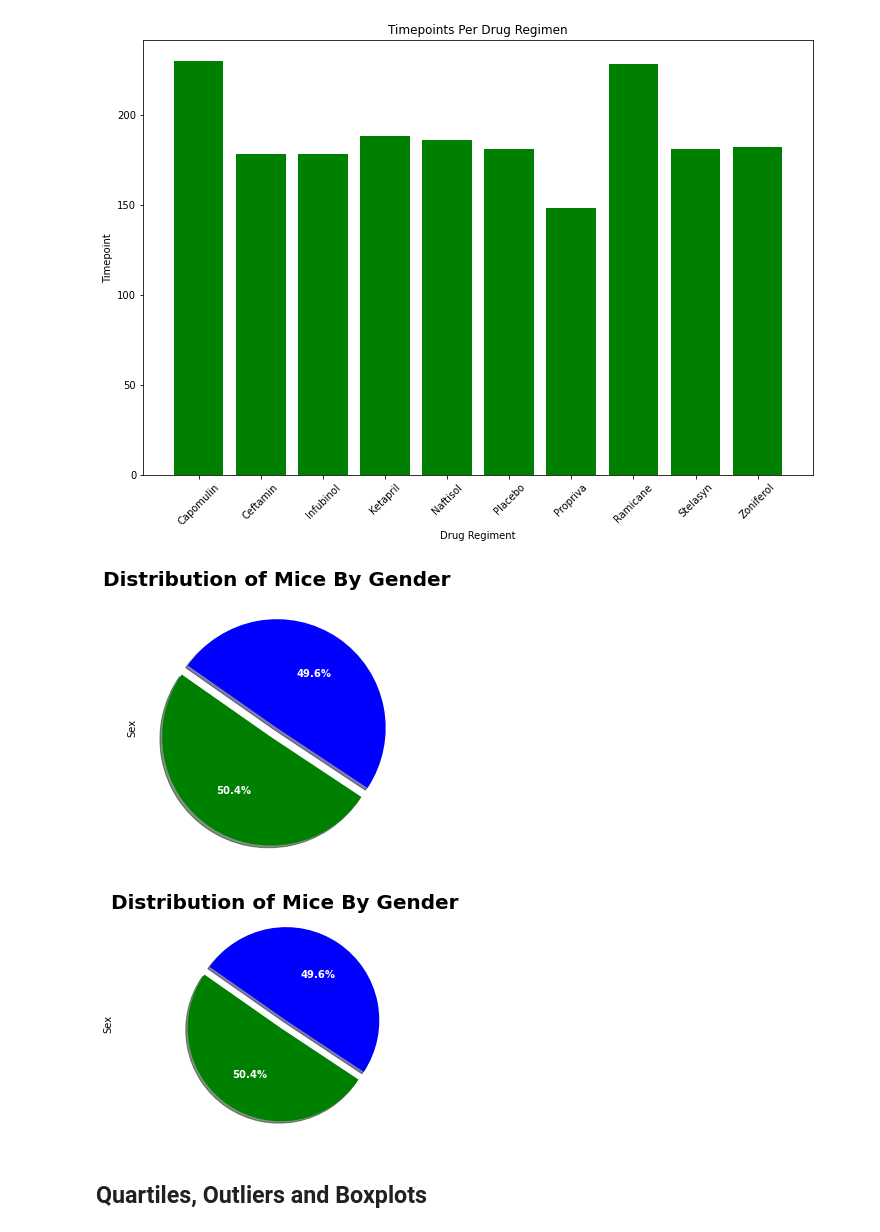
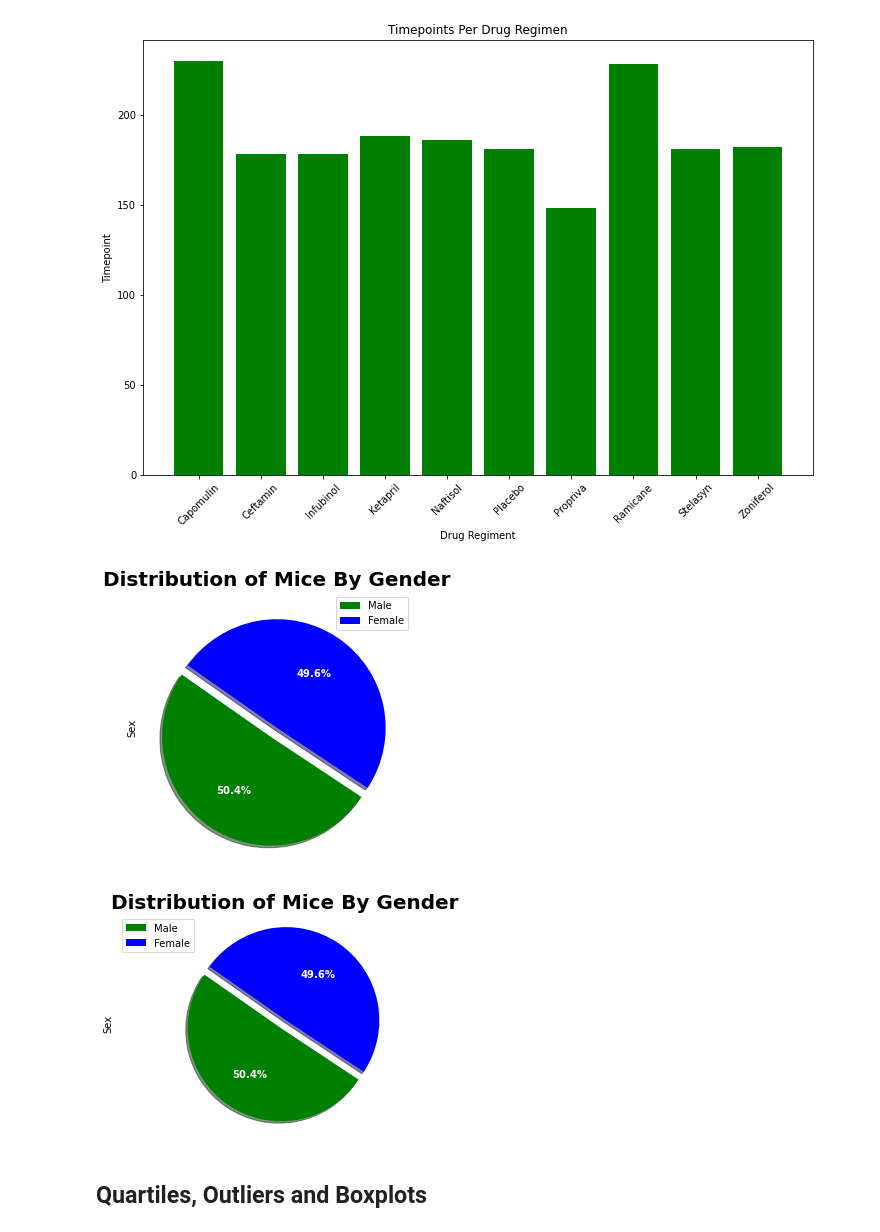
Before and after one commit to tlenzmeier58/matplotlib_challenge, a Jupyter notebook: pymaceuticals_starter.ipynb, the cells around one changed output. Saved outputs shown, nothing was run; the diff lists cells and outputs as text; code cells hidden in the pictures.

```diff
--- a/pymaceuticals_starter.ipynb
+++ b/pymaceuticals_starter.ipynb
@@ -202,6 +202,7 @@ plt.show()
 # Generate a pie plot showing the distribution of female versus male mice using Pandas
 clean_mouse_metadata = mouse_metadata.loc[~mouse_metadata['Mouse ID'].isin(dup_mice)]
 gender_distribution = clean_mouse_metadata['Sex'].value_counts()
+labels = clean_mouse_metadata['Sex'].unique()
 colors = ['green', 'blue']
 explode = (0.1, 0)
 
@@ -210,26 +211,29 @@ gender_distribution.plot(
     explode = explode, startangle=145, textprops={'color':"white", 'weight':'bold'}
     )
 plt.title("Distribution of Mice By Gender", fontsize = 20, weight = 'bold')
+plt.legend(labels, loc="best")
 plt.savefig("../matplotlib_challenge/images/pie_panda.png")
 plt.show()
 # %% [output]
-[figure, old version]
+[figure, new version]
 # %%
 # Generate a pie plot showing the distribution of female versus male mice using pyplot
 
 labels = clean_mouse_metadata["Sex"].unique()
 colors = ['green', 'blue']
 explode = (0.1, 0)
 plt.pie(
     gender_distribution, labels=labels, colors = colors, explode = explode,
     shadow = True, autopct="%1.1f%%", textprops={'color':'white', 'weight':'bold'}, startangle=145
     )
 plt.axis("equal")
 plt.title("Distribution of Mice By Gender", fontsize = 20, weight = 'bold')
 plt.ylabel("Sex")
+plt.legend(labels, loc="best")
+plt.savefig("../matplotlib_challenge/images/pie_pyplot.png")
 plt.show()
 # %% [output]
-[figure, old version]
+[figure, new version]
 # %% [markdown]
 ## Quartiles, Outliers and Boxplots
 # %%
```
Also changed, not shown: parts of 5 cells of this notebook, 6 other files.
